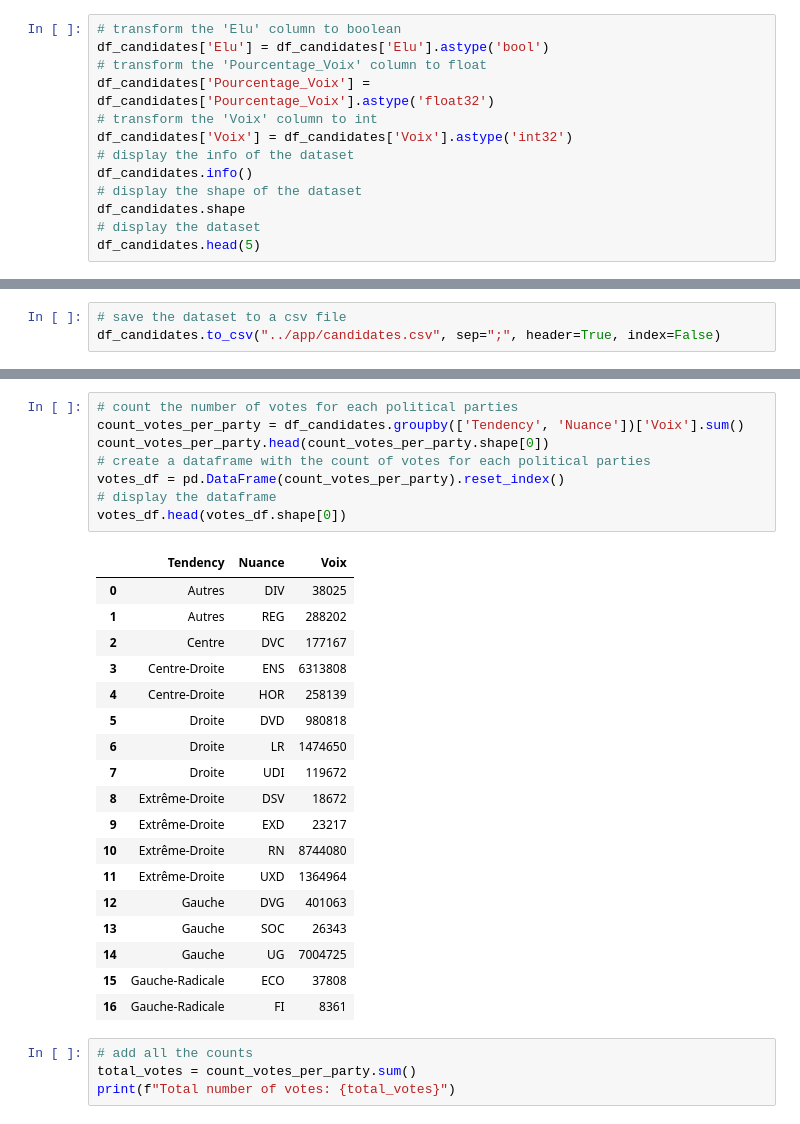
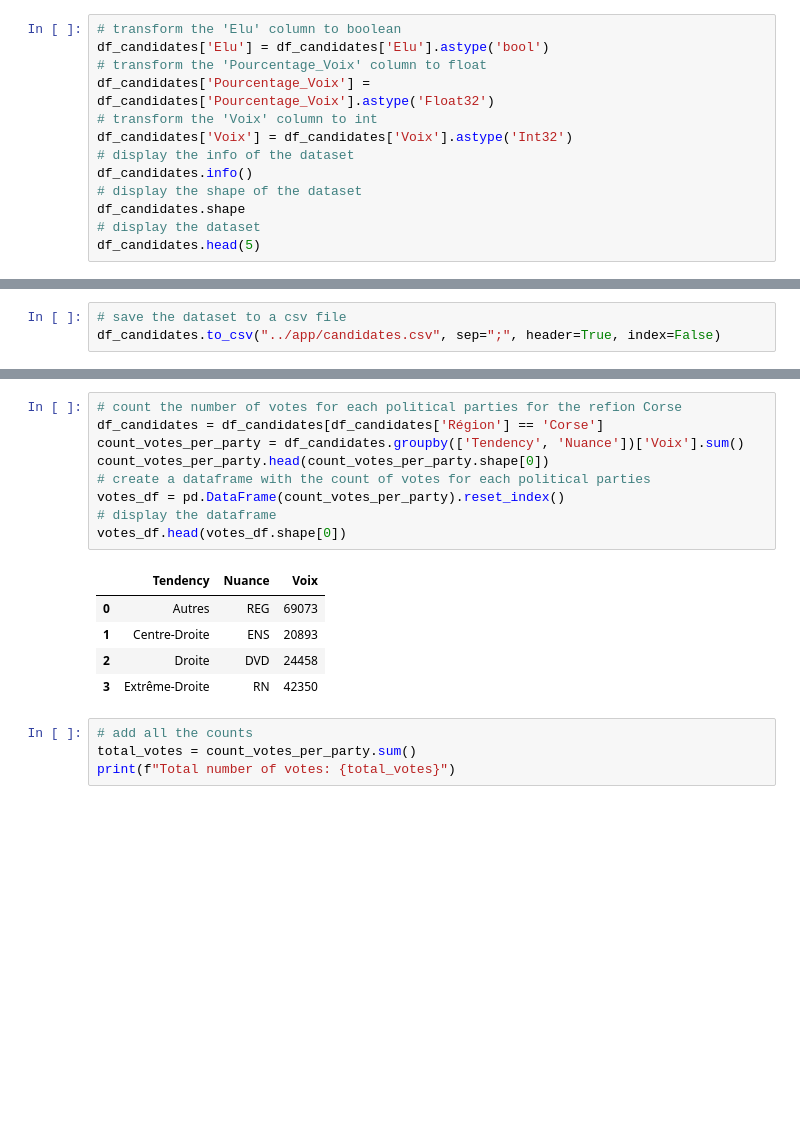
Before and after one commit to RonanRibouletPython/Election_Analysis_App, a Jupyter notebook: Notebooks/Clean_EDA.ipynb, the cells around one changed output, grey strips where cells are left out. Saved outputs shown, nothing was run; the diff lists cells and outputs as text; blank space fills up the shorter version.

```diff
--- a/Notebooks/Clean_EDA.ipynb
+++ b/Notebooks/Clean_EDA.ipynb
@@ -222,9 +238,9 @@ df_candidates.head(5)
 # transform the 'Elu' column to boolean
 df_candidates['Elu'] = df_candidates['Elu'].astype('bool')
 # transform the 'Pourcentage_Voix' column to float
-df_candidates['Pourcentage_Voix'] = df_candidates['Pourcentage_Voix'].astype('float32')
+df_candidates['Pourcentage_Voix'] = df_candidates['Pourcentage_Voix'].astype('Float32')
 # transform the 'Voix' column to int
-df_candidates['Voix'] = df_candidates['Voix'].astype('int32')
+df_candidates['Voix'] = df_candidates['Voix'].astype('Int32')
 # display the info of the dataset
 df_candidates.info()
 # display the shape of the dataset
@@ -294,30 +311,18 @@ df_candidates.head()
 # %%
-# count the number of votes for each political parties
+# count the number of votes for each political parties for the refion Corse
+df_candidates = df_candidates[df_candidates['Région'] == 'Corse']
 count_votes_per_party = df_candidates.groupby(['Tendency', 'Nuance'])['Voix'].sum()
 count_votes_per_party.head(count_votes_per_party.shape[0])
 # create a dataframe with the count of votes for each political parties
 votes_df = pd.DataFrame(count_votes_per_party).reset_index()
 # display the dataframe
 votes_df.head(votes_df.shape[0])
 # %% [output]
 |  | Tendency | Nuance | Voix |
-| 0 | Autres | DIV | 38025 |
-| 1 | Autres | REG | 288202 |
-| 2 | Centre | DVC | 177167 |
-| 3 | Centre-Droite | ENS | 6313808 |
-| 4 | Centre-Droite | HOR | 258139 |
-| 5 | Droite | DVD | 980818 |
-| 6 | Droite | LR | 1474650 |
-| 7 | Droite | UDI | 119672 |
-| 8 | Extrême-Droite | DSV | 18672 |
-| 9 | Extrême-Droite | EXD | 23217 |
-| 10 | Extrême-Droite | RN | 8744080 |
-| 11 | Extrême-Droite | UXD | 1364964 |
-| 12 | Gauche | DVG | 401063 |
-| 13 | Gauche | SOC | 26343 |
-| 14 | Gauche | UG | 7004725 |
-| 15 | Gauche-Radicale | ECO | 37808 |
-| 16 | Gauche-Radicale | FI | 8361 |
+| 0 | Autres | REG | 69073 |
+| 1 | Centre-Droite | ENS | 20893 |
+| 2 | Droite | DVD | 24458 |
+| 3 | Extrême-Droite | RN | 42350 |
 # %%
 # add all the counts
 total_votes = count_votes_per_party.sum()
```
Also changed, not shown: parts of 3 cells of this notebook, 2 other files.
